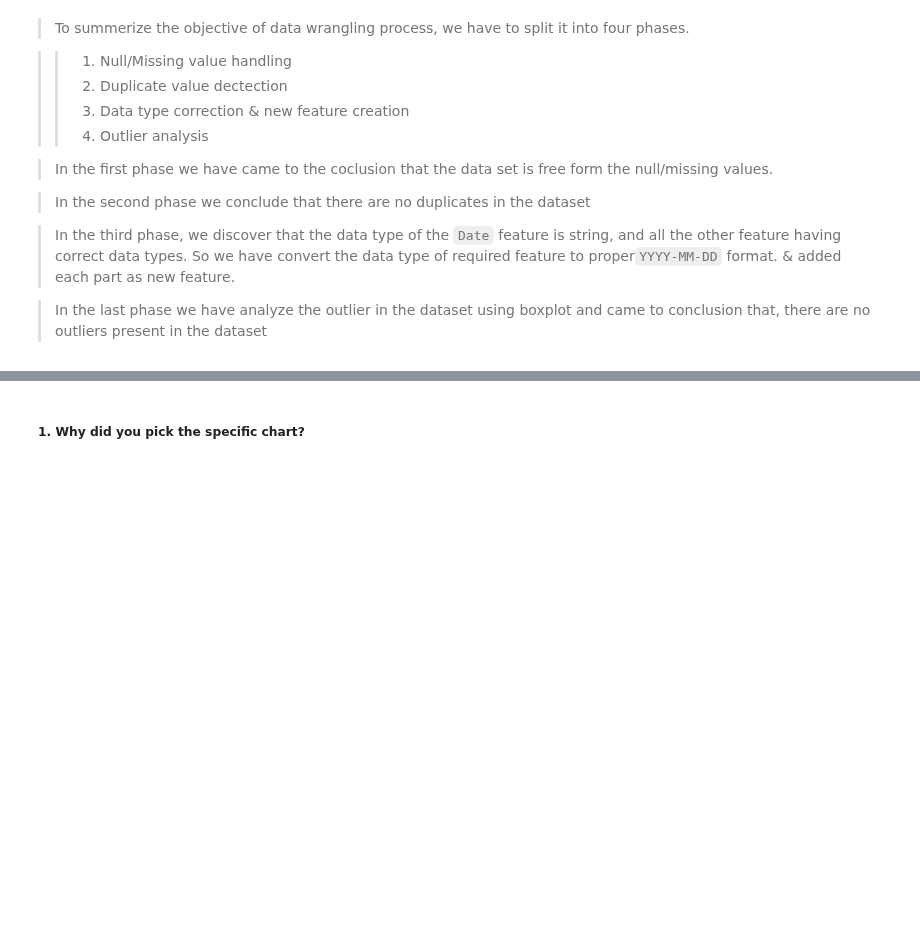
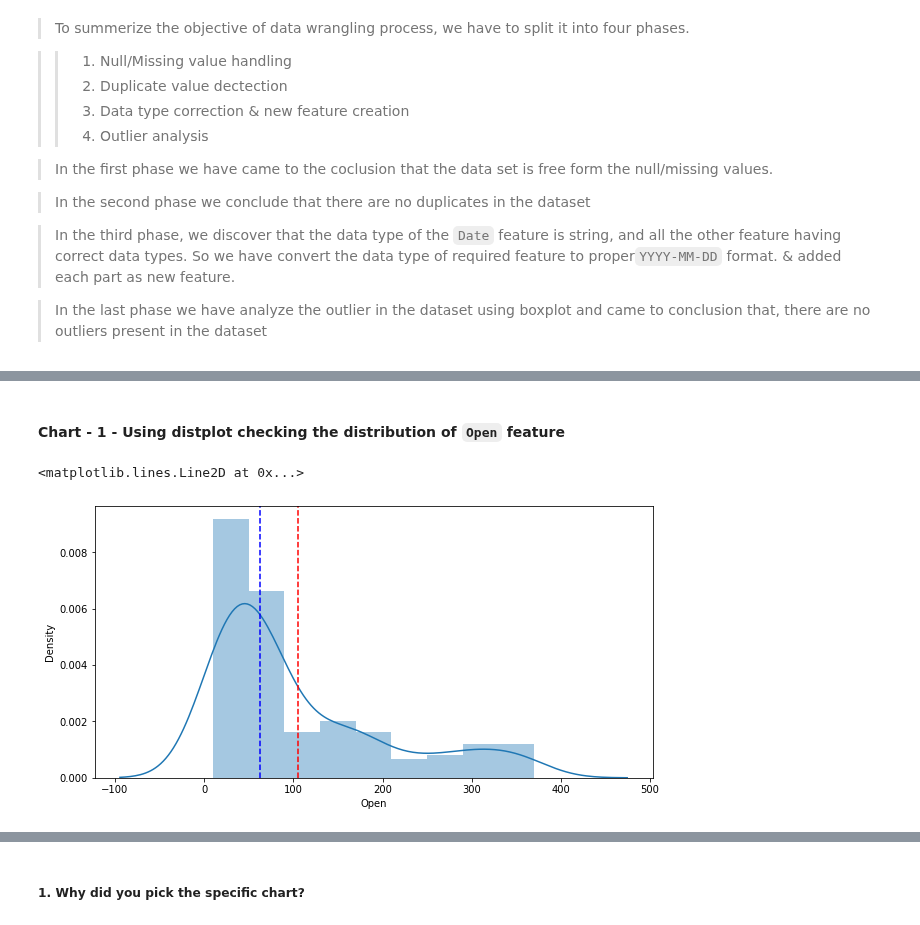
Before and after one commit to ashish-mali/Regression-Yes-Bank-Stock-Closing-Price-Prediction, a Jupyter notebook: Yes_Bank_Stock_Closing_Price_Prediction_Capstone_Project.ipynb, the cells around one changed output, grey strips where cells are left out. Cells and saved outputs as stored; diff of their text form; code cells hidden in the pictures; blank space fills up the shorter version.

```diff
--- a/Yes_Bank_Stock_Closing_Price_Prediction_Capstone_Project.ipynb
+++ b/Yes_Bank_Stock_Closing_Price_Prediction_Capstone_Project.ipynb
@@ -1081,0 +1091,11 @@ df.groupby('Quarter').aggregate({'Open' : [min, max, 'mean'], 'High' : [min, max
+# %% [markdown]
+#### Chart - 1 - Using distplot checking the distribution of `Open` feature
+# %%
+# Checking distribution of 'Open' feature
+plt.figure(figsize = (10,5))
+sns.distplot(df['Open'])
+plt.axvline(np.mean(df['Open']),color='r', linestyle='--')
+plt.axvline(np.median(df['Open']),color='b', linestyle='--')
+# %% [output]
+<matplotlib.lines.Line2D at 0x...>
+[figure, added]
```
Also changed, not shown: parts of 93 cells of this notebook.
